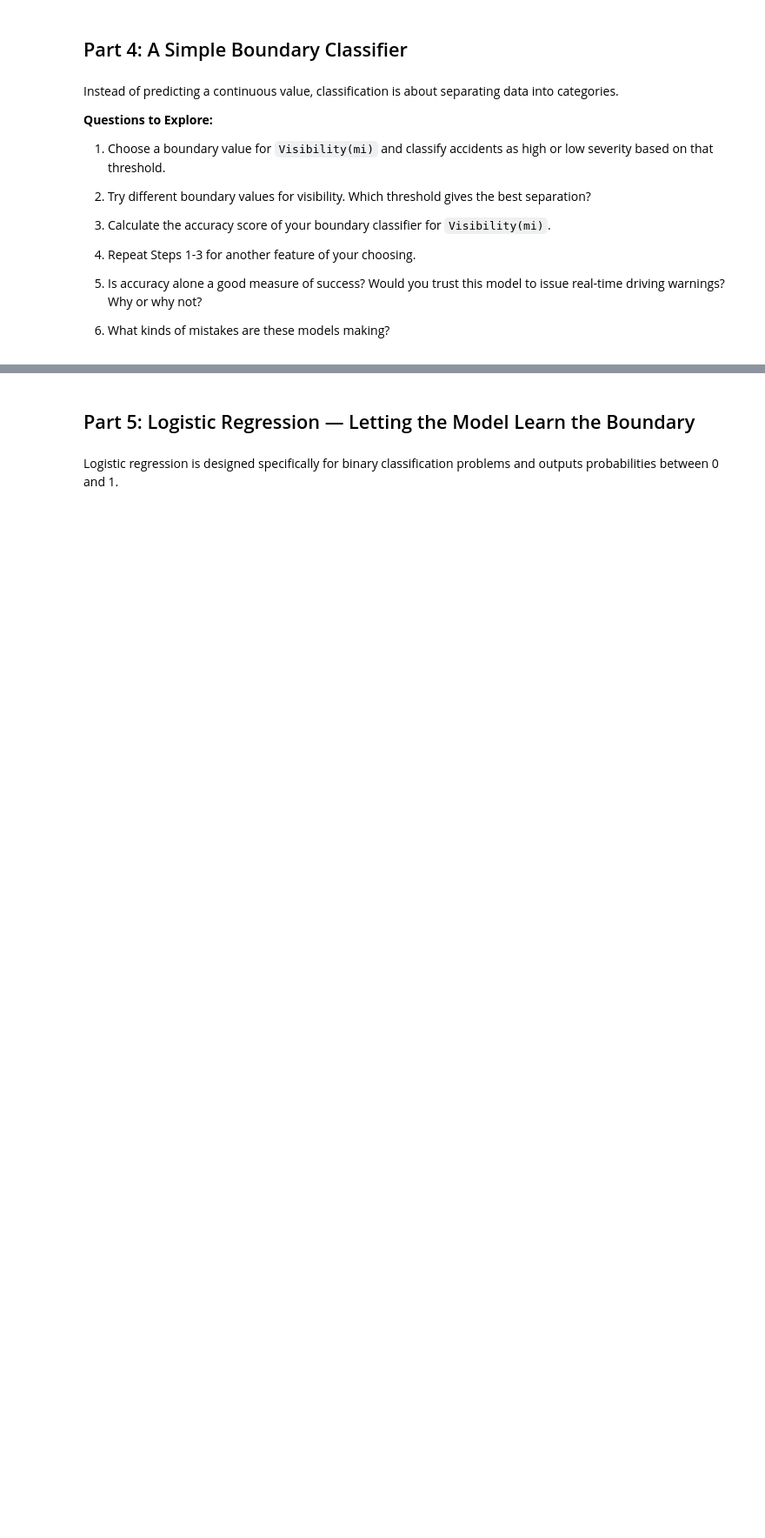
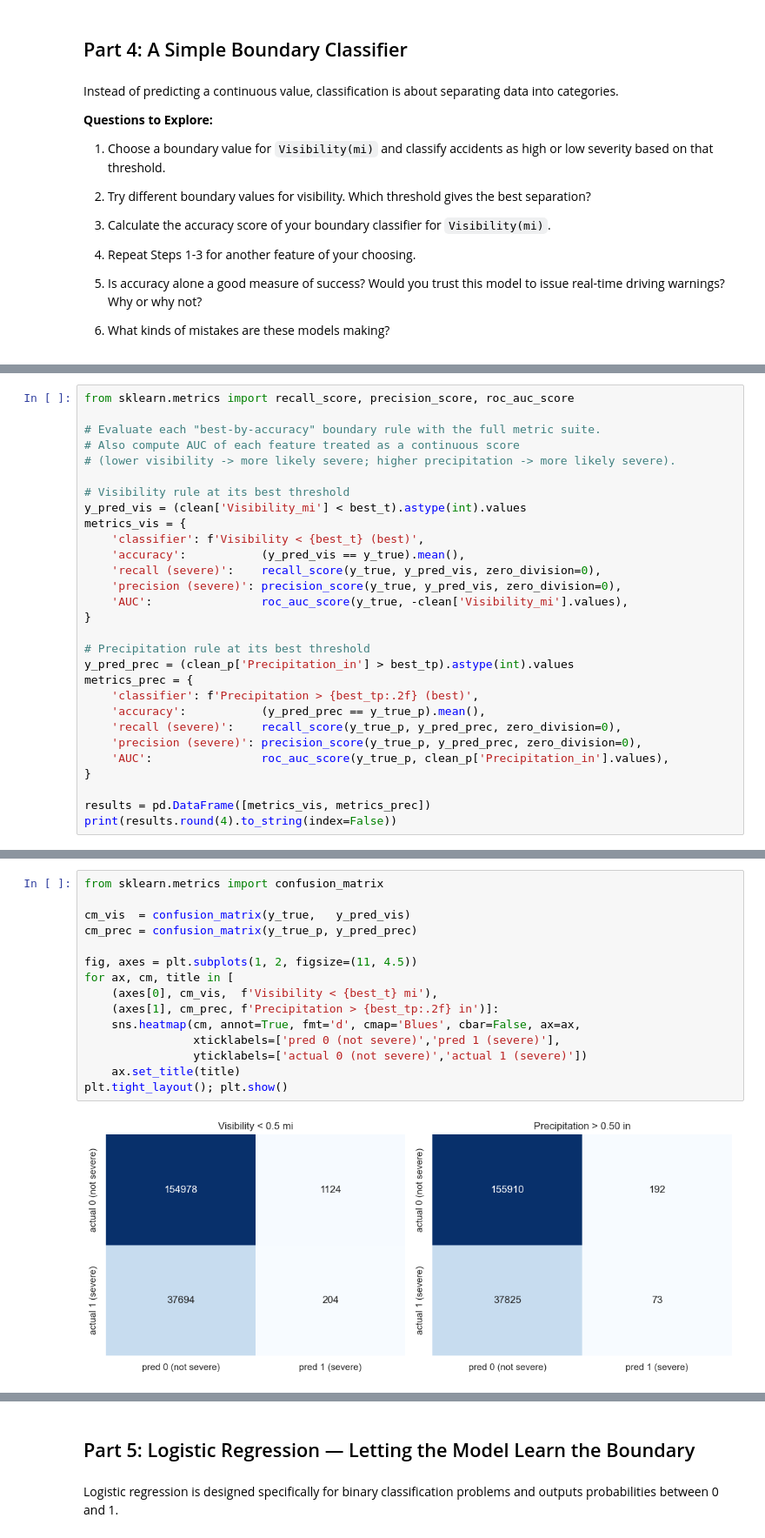
Before and after one commit to alextianyf/severe-accident-prediction, a Jupyter notebook: severe_accident_prediction.ipynb, the cells around one changed output, grey strips where cells are left out. Shown at 87% size. Drawn from its saved outputs; the diff is of its cells as text; blank space fills up the shorter version.

```diff
--- a/severe_accident_prediction.ipynb
+++ b/severe_accident_prediction.ipynb
@@ -901,0 +935,29 @@ This sets up the case for **logistic regression** — a method that can use a fe
+# %%
+from sklearn.metrics import recall_score, precision_score, roc_auc_score
+
+# Evaluate each "best-by-accuracy" boundary rule with the full metric suite.
+# Also compute AUC of each feature treated as a continuous score
+# (lower visibility -> more likely severe; higher precipitation -> more likely severe).
+
+# Visibility rule at its best threshold
+y_pred_vis = (clean['Visibility_mi'] < best_t).astype(int).values
+metrics_vis = {
+    'classifier': f'Visibility < {best_t} (best)',
+    'accuracy':           (y_pred_vis == y_true).mean(),
+    'recall (severe)':    recall_score(y_true, y_pred_vis, zero_division=0),
+    'precision (severe)': precision_score(y_true, y_pred_vis, zero_division=0),
+    'AUC':                roc_auc_score(y_true, -clean['Visibility_mi'].values),
+}
+
+# Precipitation rule at its best threshold
+y_pred_prec = (clean_p['Precipitation_in'] > best_tp).astype(int).values
+metrics_prec = {
+    'classifier': f'Precipitation > {best_tp:.2f} (best)',
+    'accuracy':           (y_pred_prec == y_true_p).mean(),
+    'recall (severe)':    recall_score(y_true_p, y_pred_prec, zero_division=0),
+    'precision (severe)': precision_score(y_true_p, y_pred_prec, zero_division=0),
+    'AUC':                roc_auc_score(y_true_p, clean_p['Precipitation_in'].values),
+}
+
+results = pd.DataFrame([metrics_vis, metrics_prec])
+print(results.round(4).to_string(index=False))
@@ -901,0 +985,17 @@ This sets up the case for **logistic regression** — a method that can use a fe
+# %%
+from sklearn.metrics import confusion_matrix
+
+cm_vis  = confusion_matrix(y_true,   y_pred_vis)
+cm_prec = confusion_matrix(y_true_p, y_pred_prec)
+
+fig, axes = plt.subplots(1, 2, figsize=(11, 4.5))
+for ax, cm, title in [
+    (axes[0], cm_vis,  f'Visibility < {best_t} mi'),
+    (axes[1], cm_prec, f'Precipitation > {best_tp:.2f} in')]:
+    sns.heatmap(cm, annot=True, fmt='d', cmap='Blues', cbar=False, ax=ax,
+                xticklabels=['pred 0 (not severe)','pred 1 (severe)'],
+                yticklabels=['actual 0 (not severe)','actual 1 (severe)'])
+    ax.set_title(title)
+plt.tight_layout(); plt.show()
+# %% [output]
+[figure, added]
```
Also changed, not shown: parts of 78 cells of this notebook.
